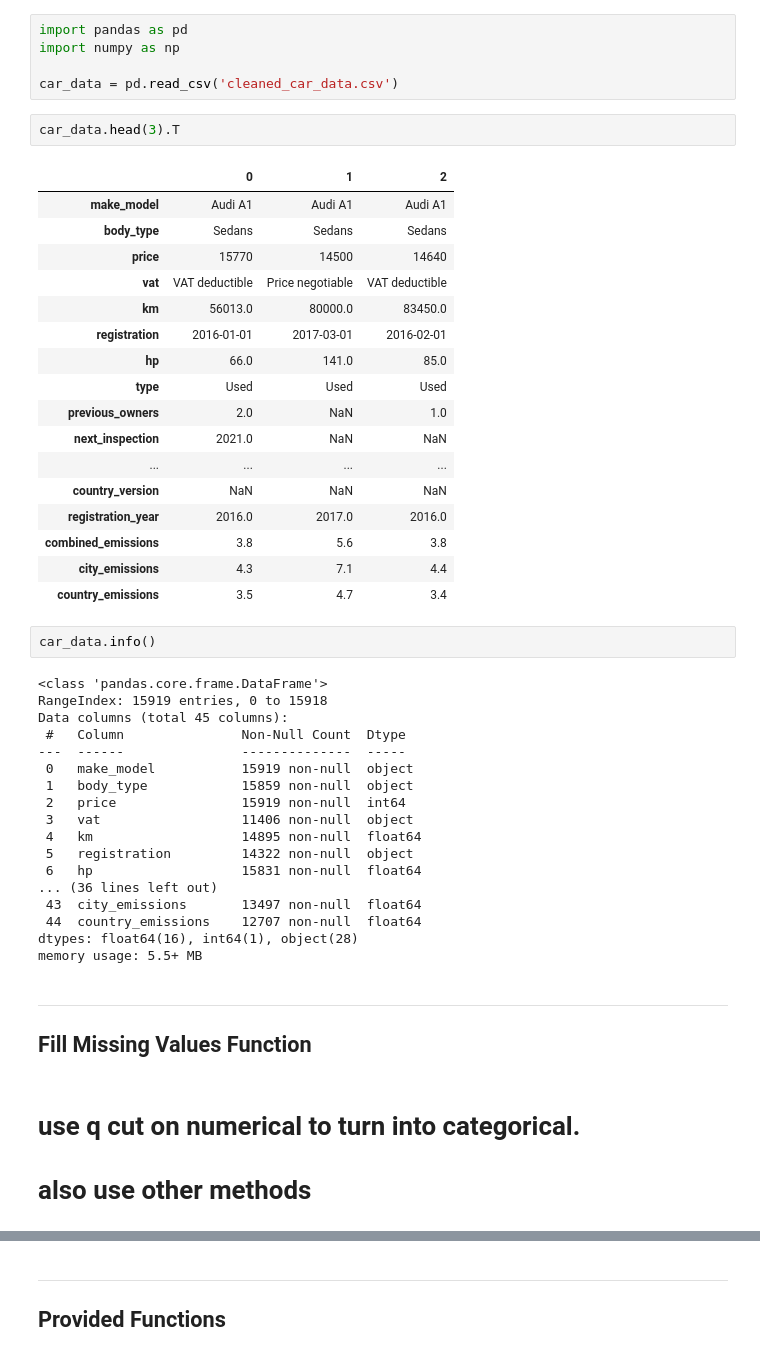
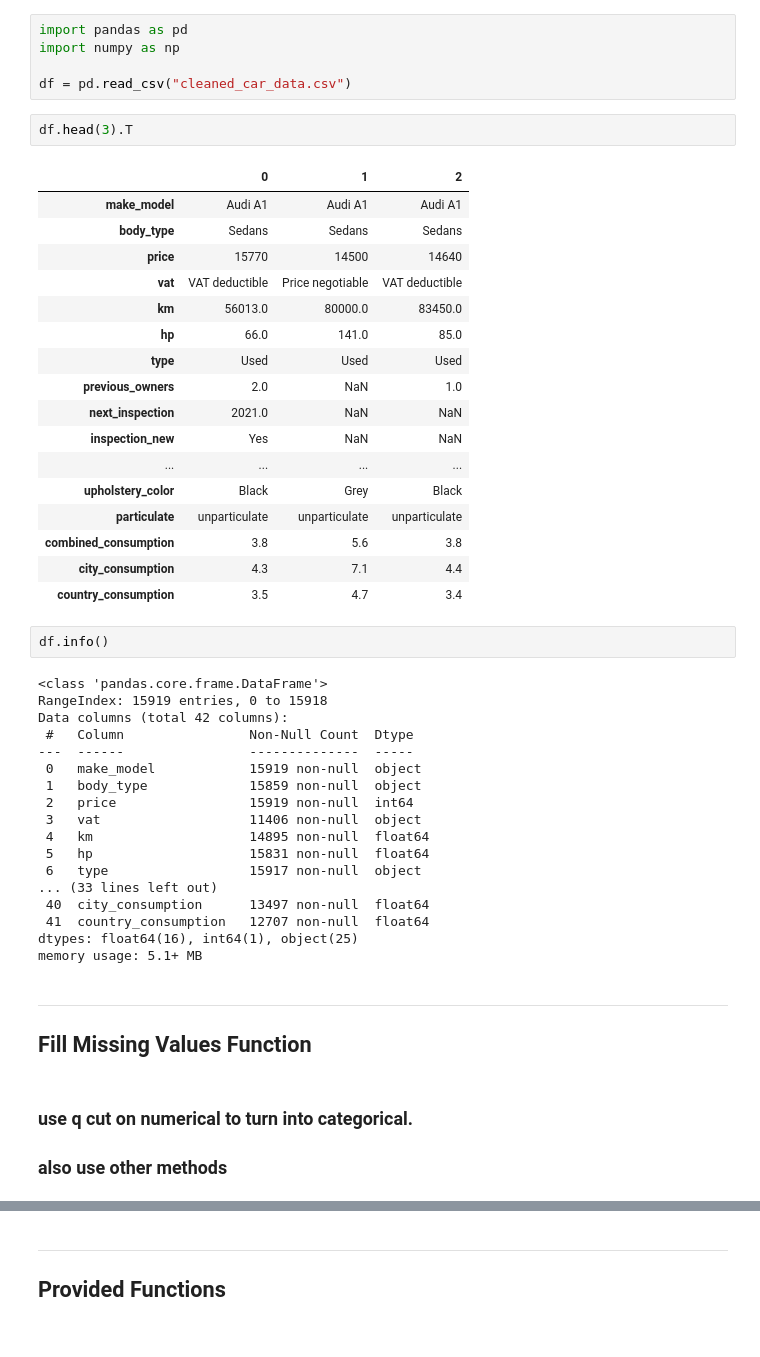
Before and after one commit to drewgervang/magnimind, a Jupyter notebook: Machine Learning/ML_Project1 - Car Data/Car Data Missing Values.ipynb, the cells around one changed output, grey strips where cells are left out. Drawn from its saved outputs; the diff is of its cells as text.

```diff
--- a/Machine Learning/ML_Project1 - Car Data/Car Data Missing Values.ipynb
+++ b/Machine Learning/ML_Project1 - Car Data/Car Data Missing Values.ipynb
@@ -42,54 +48,54 @@
 import pandas as pd
 import numpy as np
 
-car_data = pd.read_csv('cleaned_car_data.csv')
+df = pd.read_csv("cleaned_car_data.csv")
 # %%
-car_data.head(3).T
+df.head(3).T
 # %% [output]
 |  | 0 | 1 | 2 |
 | make_model | Audi A1 | Audi A1 | Audi A1 |
 | body_type | Sedans | Sedans | Sedans |
 | price | 15770 | 14500 | 14640 |
 | vat | VAT deductible | Price negotiable | VAT deductible |
 | km | 56013.0 | 80000.0 | 83450.0 |
-| registration | 2016-01-01 | 2017-03-01 | 2016-02-01 |
 | hp | 66.0 | 141.0 | 85.0 |
 | type | Used | Used | Used |
 | previous_owners | 2.0 | NaN | 1.0 |
 | next_inspection | 2021.0 | NaN | NaN |
+| inspection_new | Yes | NaN | NaN |
 | ... | ... | ... | ... |
-| country_version | NaN | NaN | NaN |
-| registration_year | 2016.0 | 2017.0 | 2016.0 |
-| combined_emissions | 3.8 | 5.6 | 3.8 |
-| city_emissions | 4.3 | 7.1 | 4.4 |
-| country_emissions | 3.5 | 4.7 | 3.4 |
+| upholstery_color | Black | Grey | Black |
+| particulate | unparticulate | unparticulate | unparticulate |
+| combined_consumption | 3.8 | 5.6 | 3.8 |
+| city_consumption | 4.3 | 7.1 | 4.4 |
+| country_consumption | 3.5 | 4.7 | 3.4 |
 # %%
-car_data.info()
+df.info()
 # %% [output]
 <class 'pandas.core.frame.DataFrame'>
 RangeIndex: 15919 entries, 0 to 15918
-Data columns (total 45 columns):
- #   Column               Non-Null Count  Dtype
----  ------               --------------  -----
- 0   make_model           15919 non-null  object
- 1   body_type            15859 non-null  object
- 2   price                15919 non-null  int64
- 3   vat                  11406 non-null  object
- 4   km                   14895 non-null  float64
- 5   registration         14322 non-null  object
- 6   hp                   15831 non-null  float64
-... (36 lines left out)
- 43  city_emissions       13497 non-null  float64
- 44  country_emissions    12707 non-null  float64
-dtypes: float64(16), int64(1), object(28)
-memory usage: 5.5+ MB
+Data columns (total 42 columns):
+ #   Column                Non-Null Count  Dtype
+---  ------                --------------  -----
+ 0   make_model            15919 non-null  object
+ 1   body_type             15859 non-null  object
+ 2   price                 15919 non-null  int64
+ 3   vat                   11406 non-null  object
+ 4   km                    14895 non-null  float64
+ 5   hp                    15831 non-null  float64
+ 6   type                  15917 non-null  object
+... (33 lines left out)
+ 40  city_consumption      13497 non-null  float64
+ 41  country_consumption   12707 non-null  float64
+dtypes: float64(16), int64(1), object(25)
+memory usage: 5.1+ MB
 # %% [markdown]
 ---
 
 ## Fill Missing Values Function
 # %% [markdown]
-# use q cut on numerical to turn into categorical.
-# also use other methods
+### use q cut on numerical to turn into categorical.
+### also use other methods
 # %%
 def fill(method, df, column, group_cols=None):
     """
```
Also changed, not shown: parts of 91 cells of this notebook, 19 other files.
